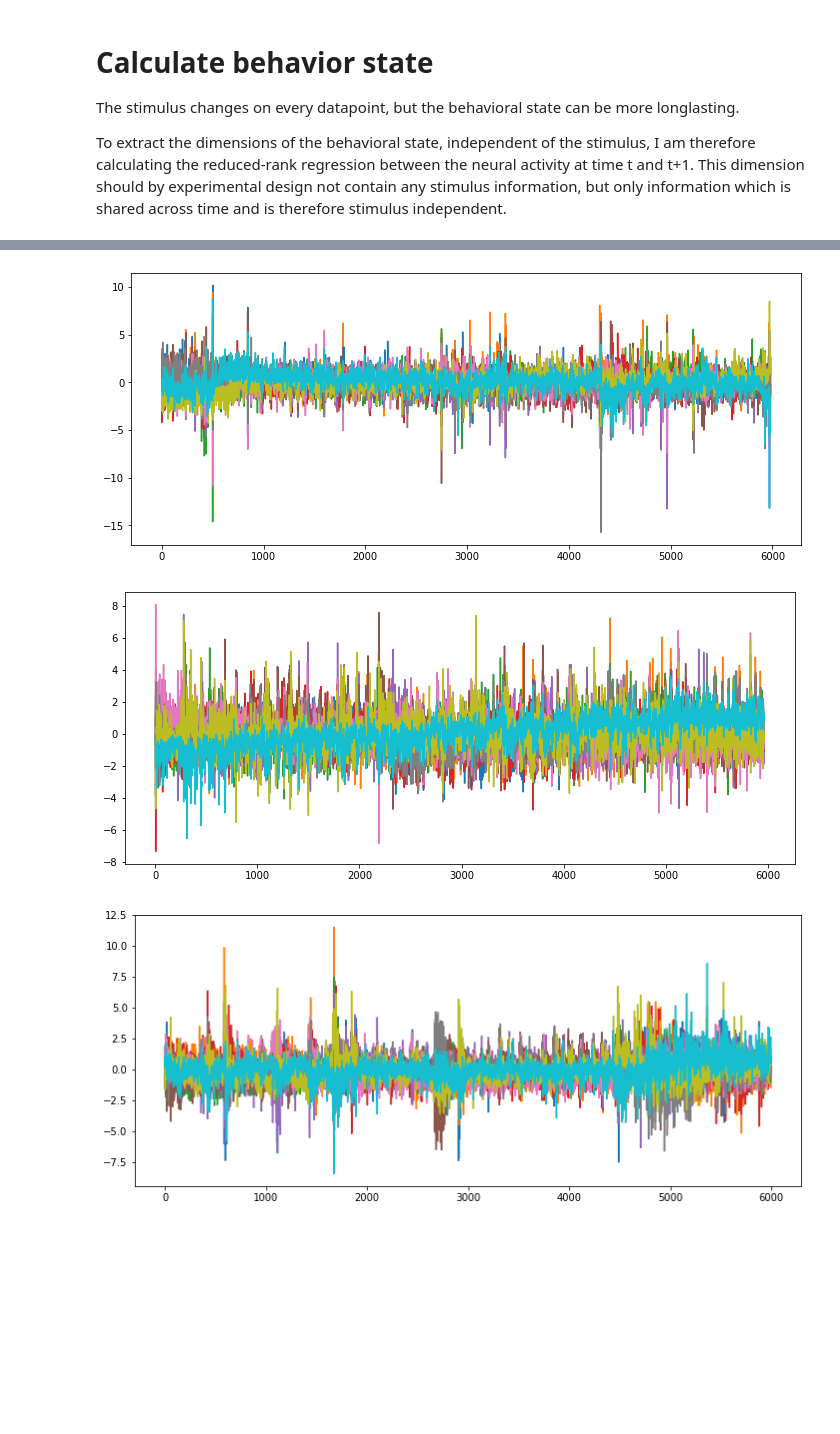
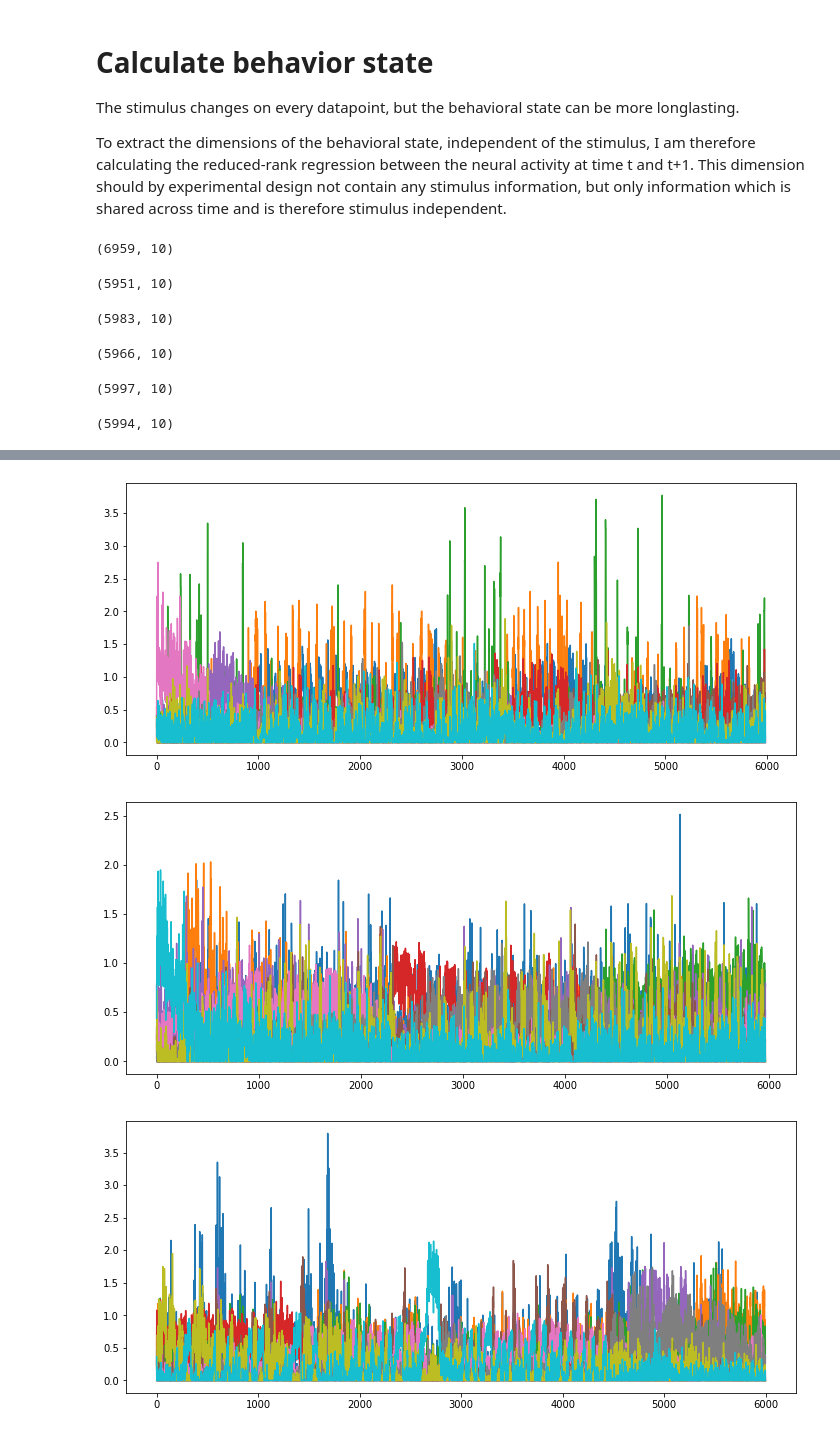
Before and after one commit to AdrianRoggenbach/adrian_sensorium, a Jupyter notebook: notebooks/my_notebooks/add_brain_internal_features.ipynb, the cells around one changed output, grey strips where cells are left out. Cells and saved outputs as stored; diff of their text form; code cells hidden in the pictures; blank space fills up the shorter version.

Commit message:
Add state with reduced-rank+NMF

```diff
--- a/notebooks/my_notebooks/add_brain_internal_features.ipynb
+++ b/notebooks/my_notebooks/add_brain_internal_features.ipynb
@@ -329,12 +329,14 @@ The stimulus changes on every datapoint, but the behavioral state can be more lo
 
 To extract the dimensions of the behavioral state, independent of the stimulus, I am therefore calculating the reduced-rank regression between the neural activity at time t and t+1. This dimension should by experimental design not contain any stimulus information, but only information which is shared across time and is therefore stimulus independent.
 # %%
-def extract_response_t_and_t_plus_one(key, data_stim):
+def extract_response_t_and_t_plus_one(key, data_stim, residual=False):
     """ Get matrix with correct pairs of t and t+1
     Adrian 2022-10-03 """
 
     trial_type = data_stim[key]['trial_type']
     true = data_stim[key]['target']   # (nr_trials, nr_neurons)
+    if residual:
+        true = data_stim[key]['target'] - data_stim[key]['output']
 
     t_list = list()
     t_one_list = list()
@@ -403,7 +405,10 @@ def create_recurrent_regressor(key, lag, data_stim):
 # %%
 for key in keys:
     # get trial pairs that are in the training dataset (nr_trial, neurons)
-    data_t, data_t_one = extract_response_t_and_t_plus_one(key, data_stim)
+    data_t, data_t_one = extract_response_t_and_t_plus_one(key, data_stim, residual=False)
+
+    data_t = np.sqrt( data_t + 1e-6 )  # make sure positive values only
+    data_t_one = np.sqrt( data_t_one + 1e-6 )
 
     # first PCA to reduce runtime of reduced rank regression
     from sklearn.decomposition import PCA
@@ -414,20 +419,41 @@ for key in keys:
 
     # calculate embedding matricies for reduced-rank autoregression
     # extract projection that helps to predict next timepoint
-    W, V = rrvar(t_pca, t_one_pca, rank=10)
+    W, V = rrvar(t_pca, t_one_pca, rank=20)
+    rr_embedding = V @ t_pca.T  # output: (rank, nr_trials_train)
 
-    # Apply this projection to the nearest datapoint in the past
+    # now project back into neuron space
+    restored = pca.inverse_transform( (W @ rr_embedding).T )
+    restored[ restored < 0 ] = 0  # make positive
+    # use non-negative matrix factorization to get sparser+positive values
+    from sklearn.decomposition import NMF
+    nmf = NMF(n_components=10, init='random', random_state=674, max_iter=1000)
+    nmf.fit(restored)
+
+    # now pass the data for each trial (which can contain repeats) through same embedding
     history_lag_one = create_recurrent_regressor(key, lag=1, data_stim=data_stim)
 
     rr_embedding = V @ pca.transform( history_lag_one ).T  # output: (rank, nr_trials)
-    rr_embedding = rr_embedding.T   # standard format (nr_trials, rank)
-
-    # normalize to std=1
-    embedding_white = rr_embedding / np.std( rr_embedding, axis=0 )
+    # now project back into neuron space
+    restored = pca.inverse_transform( (W @ rr_embedding).T )
+    restored[ restored < 0 ] = 0  # make positive
+    nmf_embedding = nmf.transform( restored )
 
     # plot saved regressors
     plt.figure(figsize=(12,5))
-    _ = plt.plot(embedding_white)
+    _ = plt.plot(nmf_embedding)
+
+    # these are the trial_ids sorted by time, like all other variables
+    trial_id = data_stim[key]['trial_id']
+
+    reordered_nmf = np.zeros_like( nmf_embedding )
+    print(reordered_nmf.shape)
+
+    for i, id_ in enumerate(trial_id):
+        reordered_nmf[id_] = nmf_embedding[i]
+
+    # add dimension for dataloader to work
+    # reordered_gain = np.expand_dims(reordered_gain, axis=1)
 
     # save matrix
     # hardcoded transformation of data key to folder name
@@ -435,5 +461,11 @@ for key in keys:
     after = '-GrayImageNet-94c6ff995dac583098847cfecd43e7b6'
     merged_folder = os.path.join( save_folder, before+key+after, 'merged_data' )
 
-    np.save( os.path.join(merged_folder, 'behavior-state.npy'), embedding_white)
+    np.save( os.path.join(merged_folder, 'state.npy'), reordered_nmf )
 # %% [output]
+(6959, 10)
+(5951, 10)
+(5983, 10)
+(5966, 10)
+(5997, 10)
+(5994, 10)
@@ -442,3 +474,3 @@ for key in keys:
-[figure, old version]
+[figure, new version]
-[figure, old version]
+[figure, new version]
-[figure, old version]
+[figure, new version]
```
Also changed, not shown: parts of 6 cells of this notebook.
